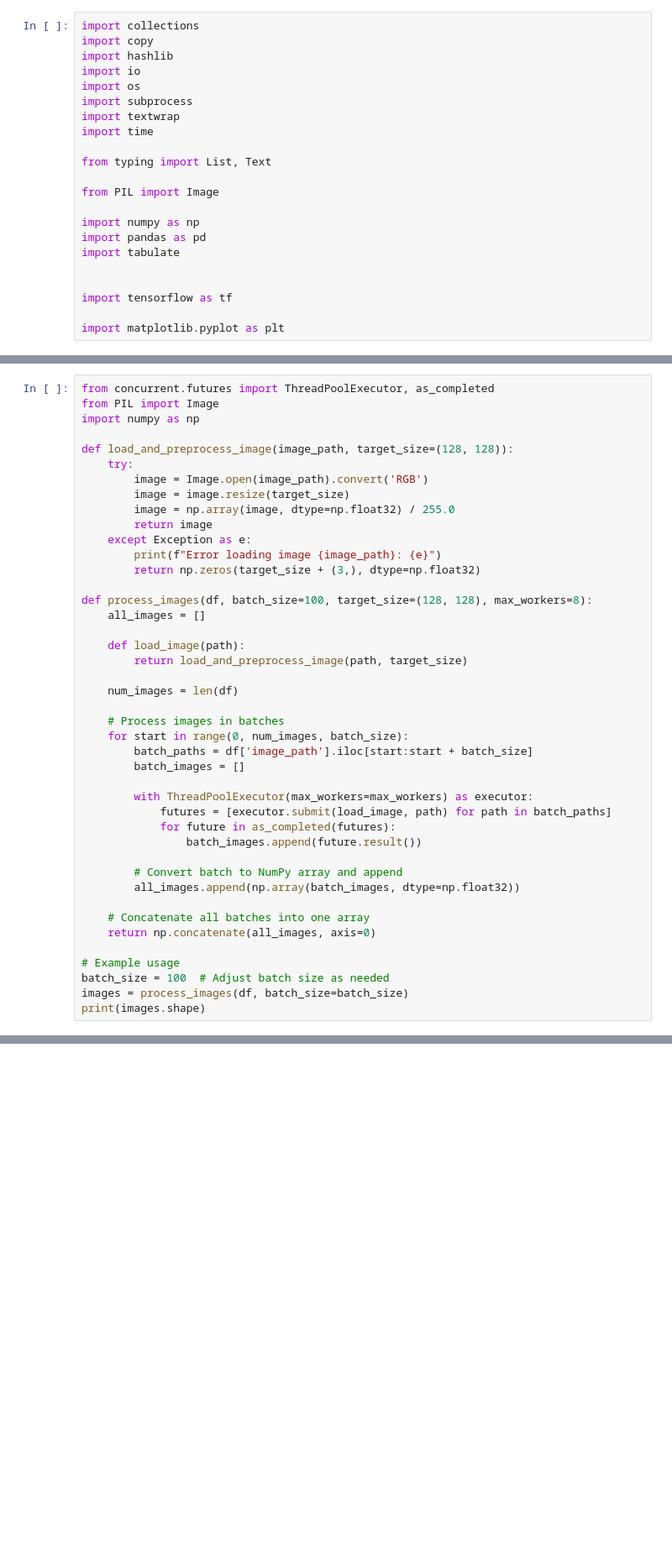
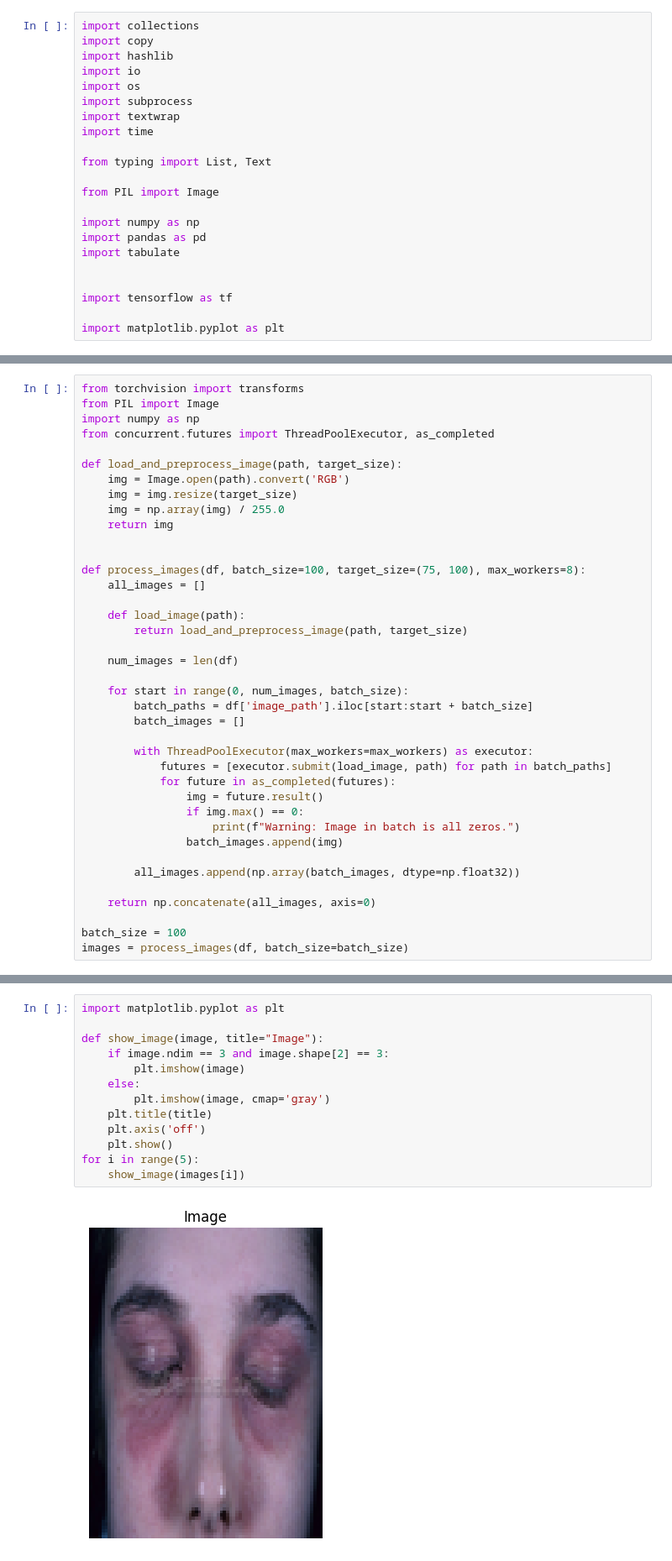
Before and after one commit to ntvinh2005/skin_disease_detection, a Jupyter notebook: skin_detection.ipynb, the cells around one changed output, grey strips where cells are left out. Shown: that part at 84% size. Cells and saved outputs as stored; diff of their text form; blank space fills up the shorter version.

```diff
--- a/skin_detection.ipynb
+++ b/skin_detection.ipynb
@@ -108,19 +138,17 @@ print(binary_labels[5])
 # %%
-from concurrent.futures import ThreadPoolExecutor, as_completed
+from torchvision import transforms
 from PIL import Image
 import numpy as np
+from concurrent.futures import ThreadPoolExecutor, as_completed
 
-def load_and_preprocess_image(image_path, target_size=(128, 128)):
-    try:
-        image = Image.open(image_path).convert('RGB')
-        image = image.resize(target_size)
-        image = np.array(image, dtype=np.float32) / 255.0
-        return image
-    except Exception as e:
-        print(f"Error loading image {image_path}: {e}")
-        return np.zeros(target_size + (3,), dtype=np.float32)
+def load_and_preprocess_image(path, target_size):
+    img = Image.open(path).convert('RGB')
+    img = img.resize(target_size)
+    img = np.array(img) / 255.0
+    return img
 
-def process_images(df, batch_size=100, target_size=(128, 128), max_workers=8):
+
+def process_images(df, batch_size=100, target_size=(75, 100), max_workers=8):
     all_images = []
 
     def load_image(path):
@@ -128,7 +156,6 @@ def process_images(df, batch_size=100, target_size=(128, 128), max_workers=8):
 
     num_images = len(df)
 
-    # Process images in batches
     for start in range(0, num_images, batch_size):
         batch_paths = df['image_path'].iloc[start:start + batch_size]
         batch_images = []
@@ -136,15 +163,14 @@ def process_images(df, batch_size=100, target_size=(128, 128), max_workers=8):
         with ThreadPoolExecutor(max_workers=max_workers) as executor:
             futures = [executor.submit(load_image, path) for path in batch_paths]
             for future in as_completed(futures):
-                batch_images.append(future.result())
+                img = future.result()
+                if img.max() == 0:
+                    print(f"Warning: Image in batch is all zeros.")
+                batch_images.append(img)
 
-        # Convert batch to NumPy array and append
         all_images.append(np.array(batch_images, dtype=np.float32))
 
-    # Concatenate all batches into one array
     return np.concatenate(all_images, axis=0)
 
-# Example usage
-batch_size = 100  # Adjust batch size as needed
+batch_size = 100
 images = process_images(df, batch_size=batch_size)
-print(images.shape)
@@ -152,0 +177,15 @@ print(images.shape)
+# %%
+import matplotlib.pyplot as plt
+
+def show_image(image, title="Image"):
+    if image.ndim == 3 and image.shape[2] == 3:
+        plt.imshow(image)
+    else:
+        plt.imshow(image, cmap='gray')
+    plt.title(title)
+    plt.axis('off')
+    plt.show()
+for i in range(5):
+    show_image(images[i])
+# %% [output]
+[figure, added]
```
Also changed, not shown: parts of 24 cells of this notebook, 1 other file.
